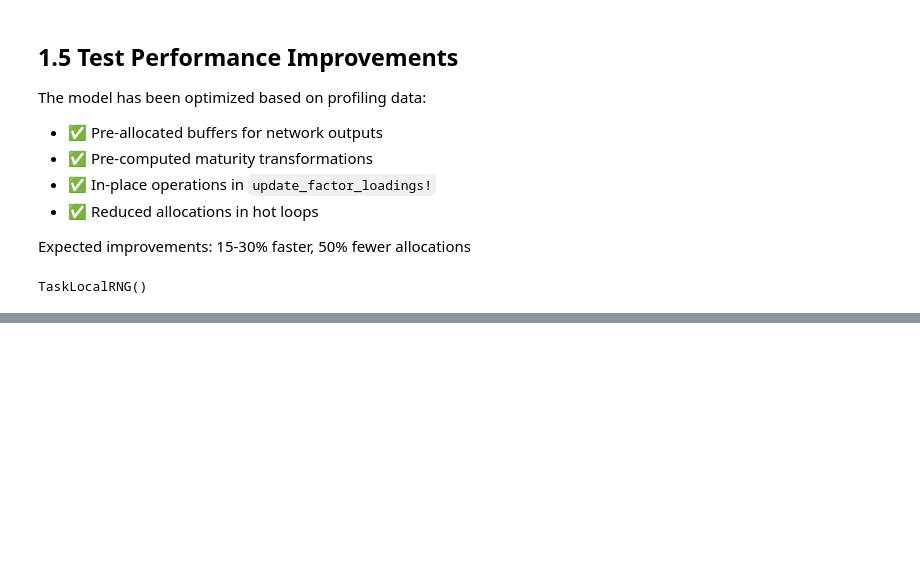
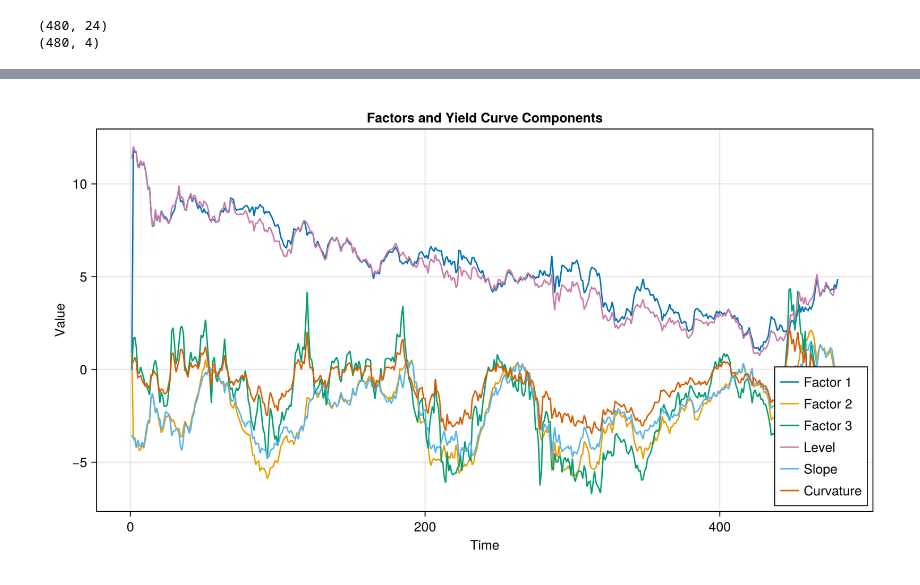
Before and after one commit to Sicco123/YieldFactorModels.jl, a Jupyter notebook: test_filter_2.ipynb, the cells around one changed output, grey strips where cells are left out. Cells and saved outputs as stored; diff of their text form; code cells hidden in the pictures; blank space fills up the shorter version.

```diff
--- a/test_filter_2.ipynb
+++ b/test_filter_2.ipynb
@@ -65,21 +61,0 @@ StaticλModel{Float64, Float64, Float64}(StaticBaseModel{Float64, Float64, Float
-# %% [markdown]
-## 1.5 Test Performance Improvements
-
-The model has been optimized based on profiling data:
-- ✅ Pre-allocated buffers for network outputs
-- ✅ Pre-computed maturity transformations
-- ✅ In-place operations in `update_factor_loadings!`
-- ✅ Reduced allocations in hot loops
-
-Expected improvements: 15-30% faster, 50% fewer allocations
-# %%
-# Import the package and required dependencies
-using Revise
-using YieldFactorModels
-using LinearAlgebra
-using ForwardDiff
-using Random
-
-Random.seed!(123)  # For reproducibility
-# %% [output]
-TaskLocalRNG()
@@ -87,0 +65,32 @@ cd("..")
+# %%
+model_name = "1C"
+# read /Users/siccokooiker/surfdrive/JuliaProjects/YieldFactorModels.jl/results/SD-NS/SD-NS__thread_id__6__factors_filtered_outofsample.csv
+filtered_data = readdlm("/Users/siccokooiker/Library/CloudStorage/OneDrive-VrijeUniversiteitAmsterdam/surfdrive/JuliaProjects/YieldFactorModels.jl/results/thread_id__6/$(model_name)/$(model_name)__thread_id__6__factors_filtered_outofsample.csv", ',')
+# /Users/siccokooiker/surfdrive/JuliaProjects/YieldFactorModels.jl/data/thread_id__6__data.csv
+data = readdlm("/Users/siccokooiker/Library/CloudStorage/OneDrive-VrijeUniversiteitAmsterdam/surfdrive/JuliaProjects/YieldFactorModels.jl/data/thread_id__6__data.csv", ',')
+data = data'
+# print shape
+println(size(data))
+println(size(filtered_data))
+
+# plot first 3 factors over time using CairoMakie
+
+f = Figure(resolution = (900, 500))
+ax = Axis(f[1, 1], xlabel = "Time", ylabel = "Value", title = "Factors and Yield Curve Components")
+lines!(ax, filtered_data[:, 1], label = "Factor 1")
+lines!(ax, filtered_data[:, 2], label = "Factor 2")
+lines!(ax, filtered_data[:, 3], label = "Factor 3")
+
+# plot level, slope and curvature from data
+# level is last column
+lines!(ax, data[1:end-1, end], label = "Level")
+# slope is difference between first and last column
+lines!(ax, data[1:end-1, 1] .- data[1:end-1, end], label = "Slope")
+# curvature: 2 x 14th column - (1st + last)
+lines!(ax, 2 .* data[1:end-1, 14] .- (data[1:end-1, 1] .+ data[1:end-1, end]), label = "Curvature")
+
+axislegend(ax, position = :rb)
+f
+# %% [output]
+(480, 24)
+(480, 4)
@@ -87,0 +99 @@ cd("..")
+[figure, added]
```
Also changed, not shown: parts of 6 cells of this notebook, 7 other files.
